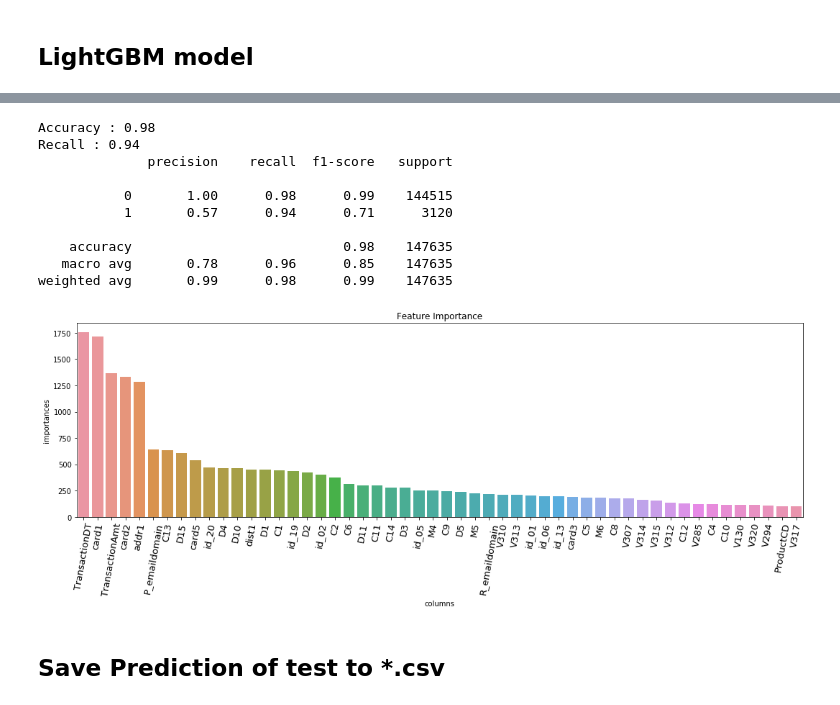
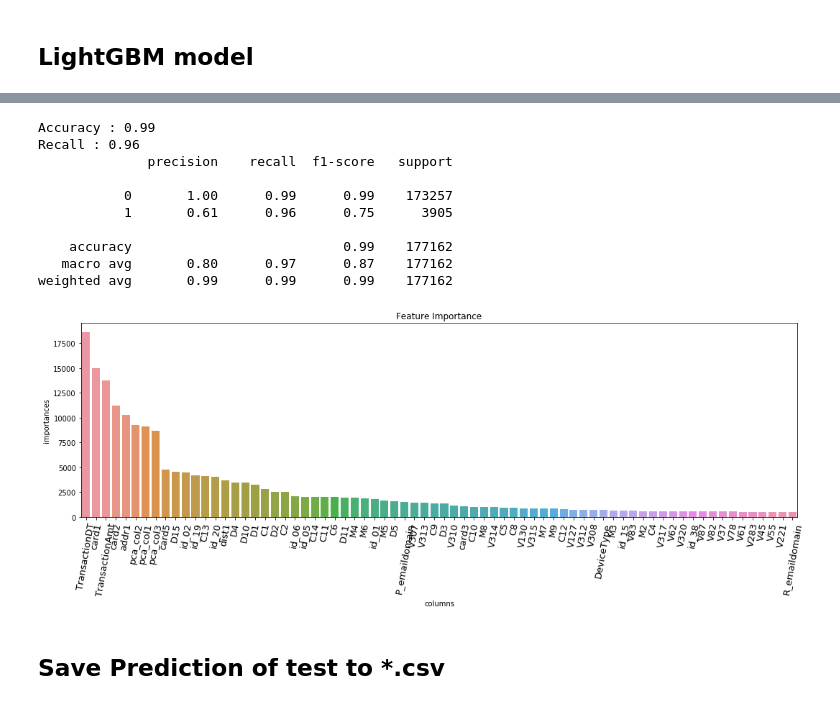
Before and after one commit to jaehyeongAN/kaggle_challenge, a Jupyter notebook: ieeee-fraud-detection/fraud_detection_lgbm.ipynb, the cells around one changed output, grey strips where cells are left out. Cells and saved outputs as stored; diff of their text form; code cells hidden in the pictures.

```diff
--- a/ieeee-fraud-detection/fraud_detection_lgbm.ipynb
+++ b/ieeee-fraud-detection/fraud_detection_lgbm.ipynb
@@ -333,0 +352,13 @@ test[test_scale.columns] = test_scale
+# %%
+pca = PCA(n_components=3)
+pca.fit(train)
+pca_train = pca.transform(train)
+pca_test = pca.transform(test)
+# %%
+train['pca_col1'] = pca_train[:, 0]
+train['pca_col2'] = pca_train[:, 1]
+train['pca_col3'] = pca_train[:, 2]
+
+test['pca_col1'] = pca_test[:, 0]
+test['pca_col2'] = pca_test[:, 1]
+test['pca_col3'] = pca_test[:, 2]
@@ -334,9 +374,9 @@ test[test_scale.columns] = test_scale
 # %% [markdown]
 ## LightGBM model
+# %%
+# Split train set / valid set
+x_train, x_val, y_train, y_val = train_test_split(train, train_target, test_size=0.3, random_state=42)
 # %%
-# Split train set / valid set
-x_train, x_val, y_train, y_val = train_test_split(train, train_target, random_state=42)
-
 # LightGBM
 lgb_train = lgb.Dataset(x_train, y_train, categorical_feature=categorical_features)
 lgb_val = lgb.Dataset(x_val, y_val, categorical_feature=categorical_features)
@@ -344,14 +384,20 @@ lgb_val = lgb.Dataset(x_val, y_val, categorical_feature=categorical_features)
 # parameters
 params = {
     'objective':'binary',
-    'max_depth': 6,
-    'learning_rate': 0.1,
-    'boosting_type': 'gbdt'
+    'boosting_type': 'gbdt',
+    'max_depth': -1,
+    'learning_rate': 0.03,
+    'num_leaves': 500,        # number of leaves in full tree
+    'feature_fraction':0.7,   # selected parameters ratio in each iteration for building trees
+    'bagging_fraction':0.8,   # specifies the fraction of data to be used for each iteration
+    'bagging_seed':11,        # random seed for bagging
+    'n_jobs':-1,
+    'verbosity': -1
 }
 
 # Training
 lgb_model = lgb.train(params, lgb_train, valid_sets=[lgb_train, lgb_val],
-                     num_boost_round=1000,
-                     early_stopping_rounds=100,
+                     num_boost_round=3000,
+                     early_stopping_rounds=500,
                      verbose_eval=100)
 # %% [output]
@@ -371,34 +416,34 @@ Did not meet early stopping. Best iteration is:
 # %%
-val_preds = [1 if i>=0.5 else 0 for i in lgb_model.predict(x_val)]
+val_preds_lgb = [1 if i>=0.5 else 0 for i in lgb_model.predict(x_val)]
 
-print('Accuracy : {:.2f}'.format(accuracy_score(val_preds, y_val)))
-print('Recall : {:.2f}'.format(recall_score(val_preds, y_val)))
-print(classification_report(val_preds, y_val))
+print('Accuracy : {:.2f}'.format(accuracy_score(val_preds_lgb, y_val)))
+print('Recall : {:.2f}'.format(recall_score(val_preds_lgb, y_val)))
+print(classification_report(val_preds_lgb, y_val))
 # %% [output]
-Accuracy : 0.98
-Recall : 0.94
+Accuracy : 0.99
+Recall : 0.96
               precision    recall  f1-score   support
 
-           0       1.00      0.98      0.99    144515
-           1       0.57      0.94      0.71      3120
+           0       1.00      0.99      0.99    173257
+           1       0.61      0.96      0.75      3905
 
-    accuracy                           0.98    147635
-   macro avg       0.78      0.96      0.85    147635
-weighted avg       0.99      0.98      0.99    147635
+    accuracy                           0.99    177162
+   macro avg       0.80      0.97      0.87    177162
+weighted avg       0.99      0.99      0.99    177162
 # %%
 # feature importances
 feature_importance = lgb_model.feature_importance()
 df_fi = pd.DataFrame({'columns':x_train.columns, 'importances':feature_importance})
-df_fi = df_fi[df_fi['importances'] > 100].sort_values(by=['importances'], ascending=False)
+df_fi = df_fi[df_fi['importances'] > 500].sort_values(by=['importances'], ascending=False)
 
 fig = plt.figure(figsize=(15, 6))
 ax = sns.barplot(df_fi['columns'], df_fi['importances'])
 ax.set_xticklabels(df_fi['columns'], rotation=80, fontsize=13)
 plt.title('Feature Importance')
 plt.tight_layout()
 plt.show()
 # %% [output]
-[figure, old version]
+[figure, new version]
 # %% [markdown]
 ## Save Prediction of test to *.csv
 # %%
```
Also changed, not shown: parts of 35 cells of this notebook, 2 other files.
